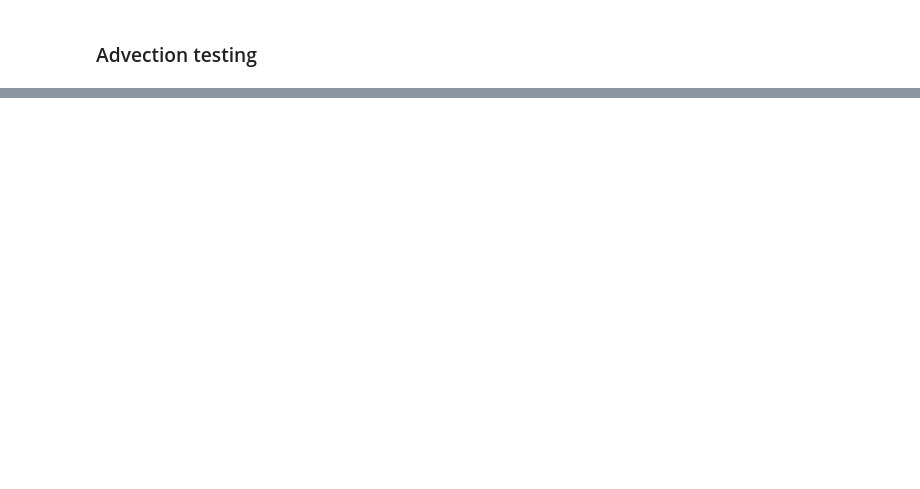
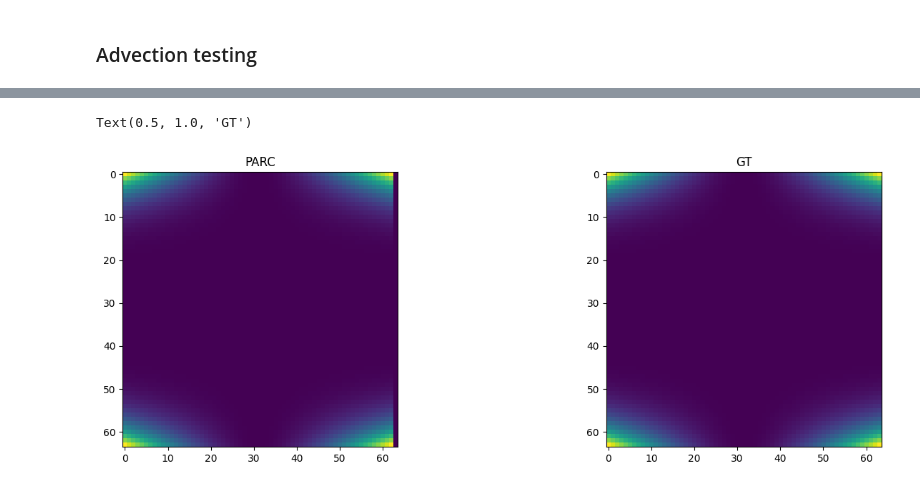
Before and after one commit to baeklab/PARCtorch, a Jupyter notebook: xinlun_testbook.ipynb, the cells around one changed output, grey strips where cells are left out. Saved outputs shown, nothing was run; the diff lists cells and outputs as text; code cells hidden in the pictures; blank space fills up the shorter version.

```diff
--- a/xinlun_testbook.ipynb
+++ b/xinlun_testbook.ipynb
@@ -74,0 +137,20 @@ plt.imshow(adv_parc.detach().numpy()[0, 0, :, :])
+# %%
+x, y = np.linspace(-1.0, 1.0, 64), np.linspace(-1.0, 1.0, 64)
+xx, yy = np.meshgrid(x, y, indexing='xy')
+vec_x = (xx**2.0)*(yy**3.0)
+vec_y = (xx**4.0)*(yy**5.0)
+vec = torch.cat([torch.tensor(vec_x.reshape(1, 1, 64, 64), dtype=torch.float), torch.tensor(vec_y.reshape(1, 1, 64, 64), dtype=torch.float)], 1)
+x_dx, x_dy = 2.0*xx*(yy**3.0), (xx**2.0)*3.0*(yy**2.0)
+y_dx, y_dy = 4.0*(xx**3.0)*(yy**5.0), (xx**4.0)*5.0*(yy*4.0)
+# %%
+poi = Poisson(right_diff)
+x_dx2, y_dy2, x_dxy_dy = poi(vec.cuda())
+# %%
+fig, (ax0, ax1) = plt.subplots(1, 2, figsize=(16, 5))
+ax0.imshow(x_dx2.detach().cpu().numpy()[0, 0, :, :])
+ax0.set_title("PARC")
+ax1.imshow(x_dx*x_dx)
+ax1.set_title("GT")
+# %% [output]
+Text(0.5, 1.0, 'GT')
+[figure, added]
```
Also changed, not shown: parts of 19 cells of this notebook, 4 other files.
